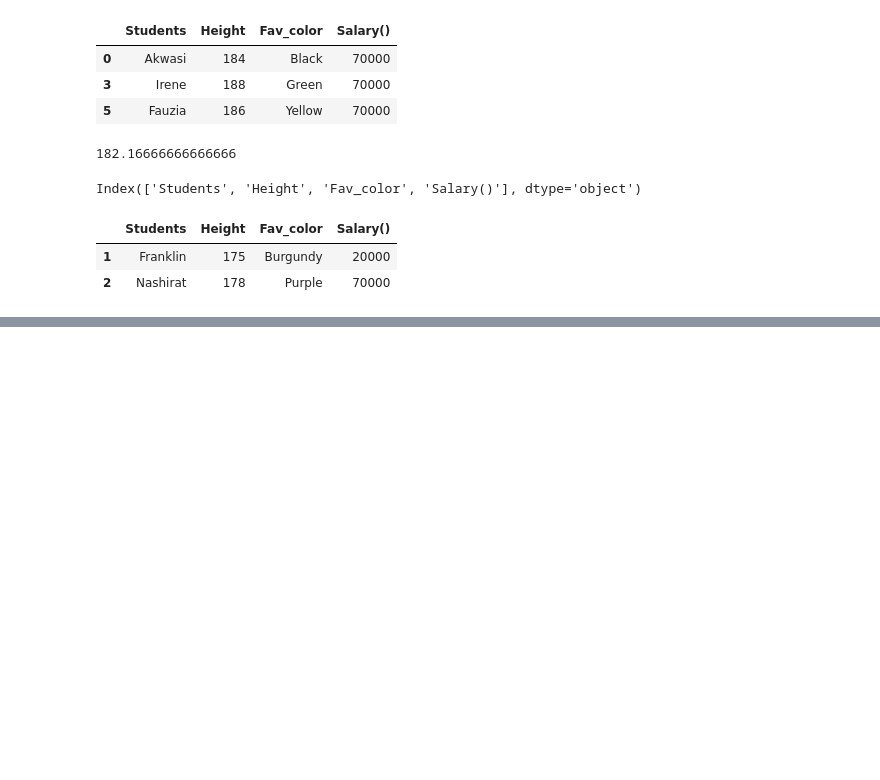
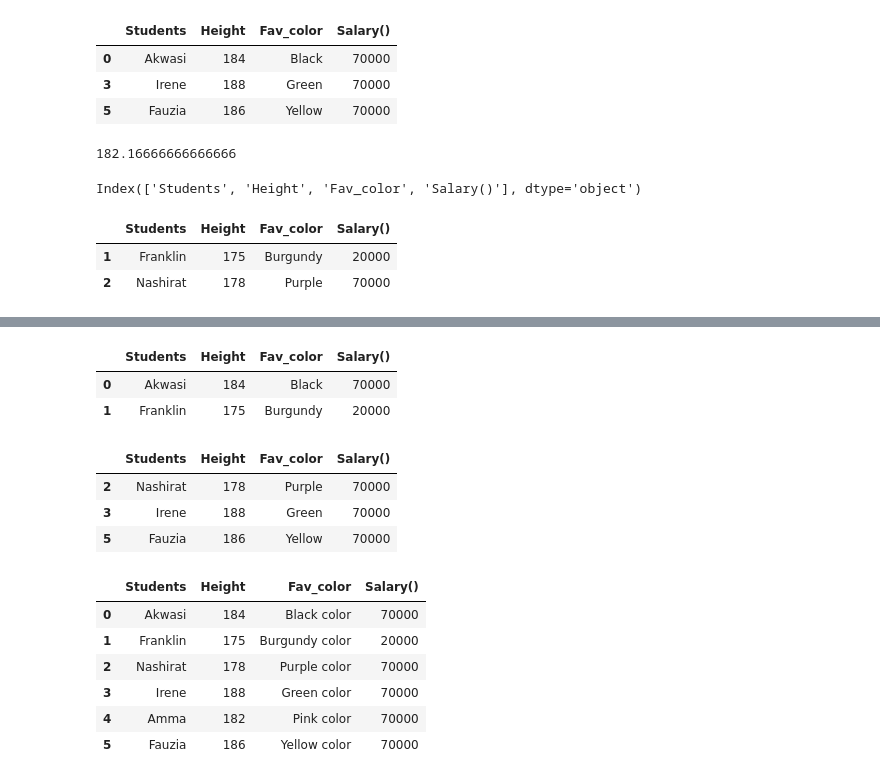
Before and after one commit to Hephzibah56/div_lessons, a Jupyter notebook: Data wrangling.ipynb, the cells around one changed output, grey strips where cells are left out. Cells and saved outputs as stored; diff of their text form; code cells hidden in the pictures; blank space fills up the shorter version.

```diff
--- a/Data wrangling.ipynb
+++ b/Data wrangling.ipynb
@@ -300,0 +319,28 @@ data[(data['Height'] < 180) | (data['Salary()'] == 30000)]
+# %%
+# finding a wording in a column
+data[data['Fav_color'].str.contains('B')]
+# %% [output]
+|  | Students | Height | Fav_color | Salary() |
+| 0 | Akwasi | 184 | Black | 70000 |
+| 1 | Franklin | 175 | Burgundy | 20000 |
+# %%
+data[data['Fav_color'].str.contains('e')]
+# %% [output]
+|  | Students | Height | Fav_color | Salary() |
+| 2 | Nashirat | 178 | Purple | 70000 |
+| 3 | Irene | 188 | Green | 70000 |
+| 5 | Fauzia | 186 | Yellow | 70000 |
+# %%
+## add tiems to the a specific column
+#general method
+data['Fav_color'] = data['Fav_color'] + ' color'
+# %%
+data
+# %% [output]
+|  | Students | Height | Fav_color | Salary() |
+| 0 | Akwasi | 184 | Black color | 70000 |
+| 1 | Franklin | 175 | Burgundy color | 20000 |
+| 2 | Nashirat | 178 | Purple color | 70000 |
+| 3 | Irene | 188 | Green color | 70000 |
+| 4 | Amma | 182 | Pink color | 70000 |
+| 5 | Fauzia | 186 | Yellow color | 70000 |
```
Also changed, not shown: parts of 23 cells of this notebook.
